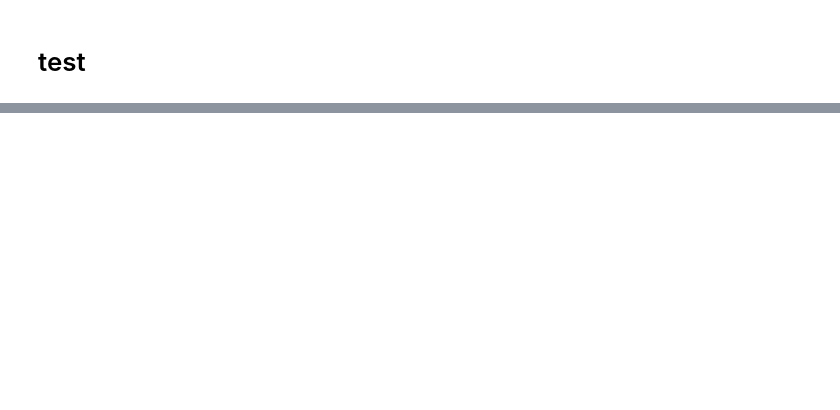
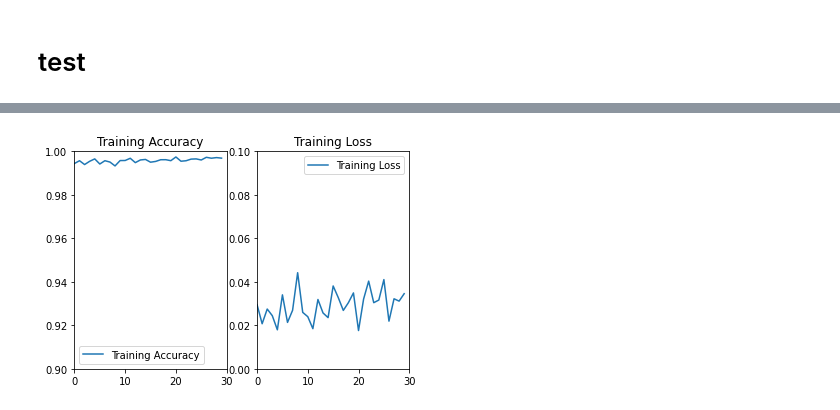
Before and after one commit to WS-Liu/DL, a Jupyter notebook: test.ipynb, the cells around one changed output, grey strips where cells are left out. Saved outputs shown, nothing was run; the diff lists cells and outputs as text; code cells hidden in the pictures; blank space fills up the shorter version.

Commit message:
change the figure

```diff
--- a/test.ipynb
+++ b/test.ipynb
@@ -68,7 +68,6 @@ network = Sequential([
     layers.ReLU(), # activation function:relu
     layers.Flatten(), # flat to 1 dimension
     layers.Dense(120, activation='relu'), # fully connected layer,120 nodes
-    layers.Dense(84, activation='relu'),
     layers.Dense(10)
                 ])
 # %%
@@ -97,6 +96,6 @@ _________________________________________________________________
 network.compile(optimizer= optimizers.Adam(lr=0.01),
                loss=losses.CategoricalCrossentropy(from_logits=True),
                 metrics=['accuracy'])
-history=network.fit(xy_dataset,epochs=20)
+history=network.fit(xy_dataset,epochs=30)
 history.history
 # %% [output]
@@ -123,16 +153,18 @@ network.evaluate(test_dataset)
 # %%
 acc = history.history['accuracy']
 loss = history.history['loss']
 
 plt.subplot(1, 2, 1)
 plt.plot(acc, label='Training Accuracy')
 plt.title('Training Accuracy')
-plt.axis([0,50,0.8,1])
+plt.axis([0,30,0.9,1])
 plt.legend()
 
 plt.subplot(1, 2, 2)
 plt.plot(loss, label='Training Loss')
 plt.title('Training Loss')
-plt.axis([0,50,0,0.1])
+plt.axis([0,30,0,0.1])
 plt.legend()
 plt.show()
+# %% [output]
+[figure, added]
```
Also changed, not shown: parts of 4 cells of this notebook.
